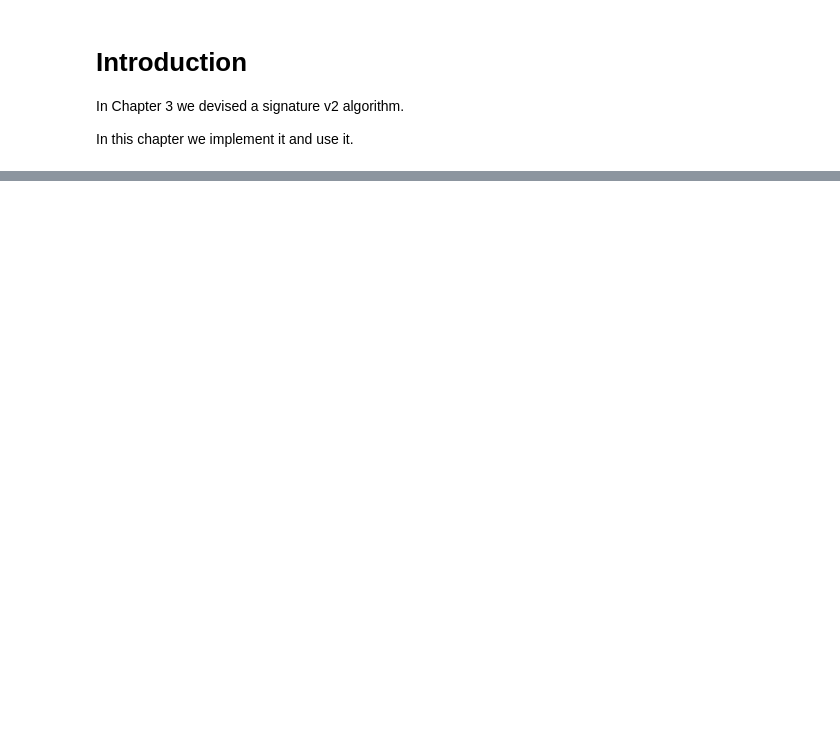
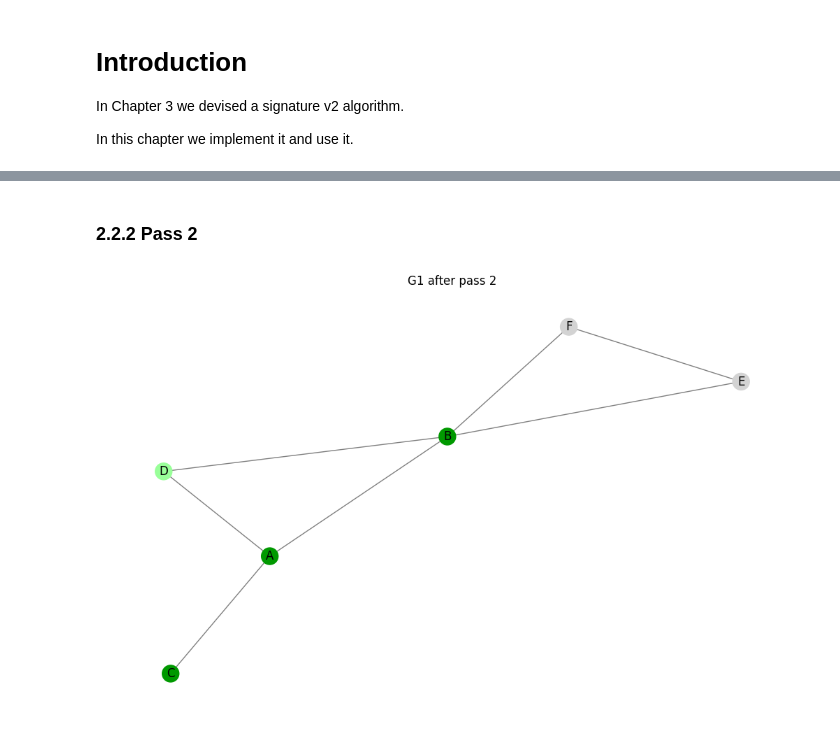
Before and after one commit to paganaye/ramsey-v2, a Jupyter notebook: chapter4-signature-v2-implementation/graph-signatures-signature-v2-implementation.ipynb, the cells around one changed output, grey strips where cells are left out. Drawn from its saved outputs; the diff is of its cells as text; code cells hidden in the pictures; blank space fills up the shorter version.

```diff
--- a/chapter4-signature-v2-implementation/graph-signatures-signature-v2-implementation.ipynb
+++ b/chapter4-signature-v2-implementation/graph-signatures-signature-v2-implementation.ipynb
@@ -206,0 +357,9 @@ check(
+# %% [markdown]
+### 2.2.2 Pass 2
+# %%
+g_sigs_2_2.expand_ambiguous_nodes(pass_number=2)
+made_progress = g_sigs_2_2.process_pass(pass_number=2)
+
+make_fig(g_sigs_2_2, "G1 after pass 2")
+# %% [output]
+[figure, added]
```
Also changed, not shown: parts of 17 cells of this notebook, 1 other file.
